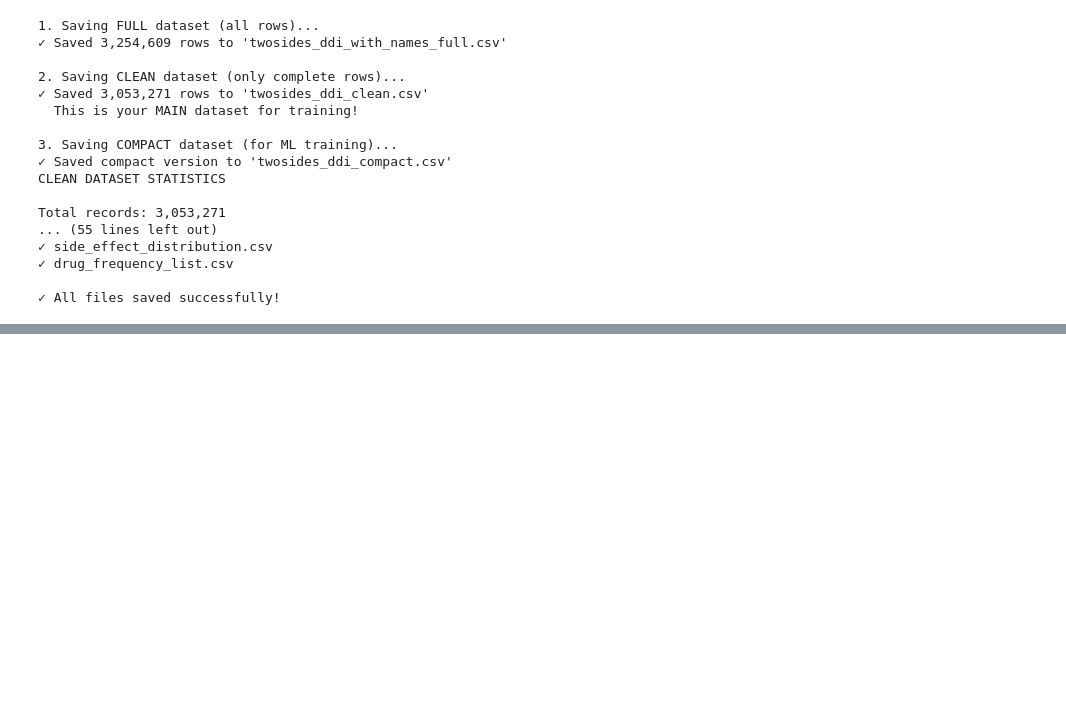
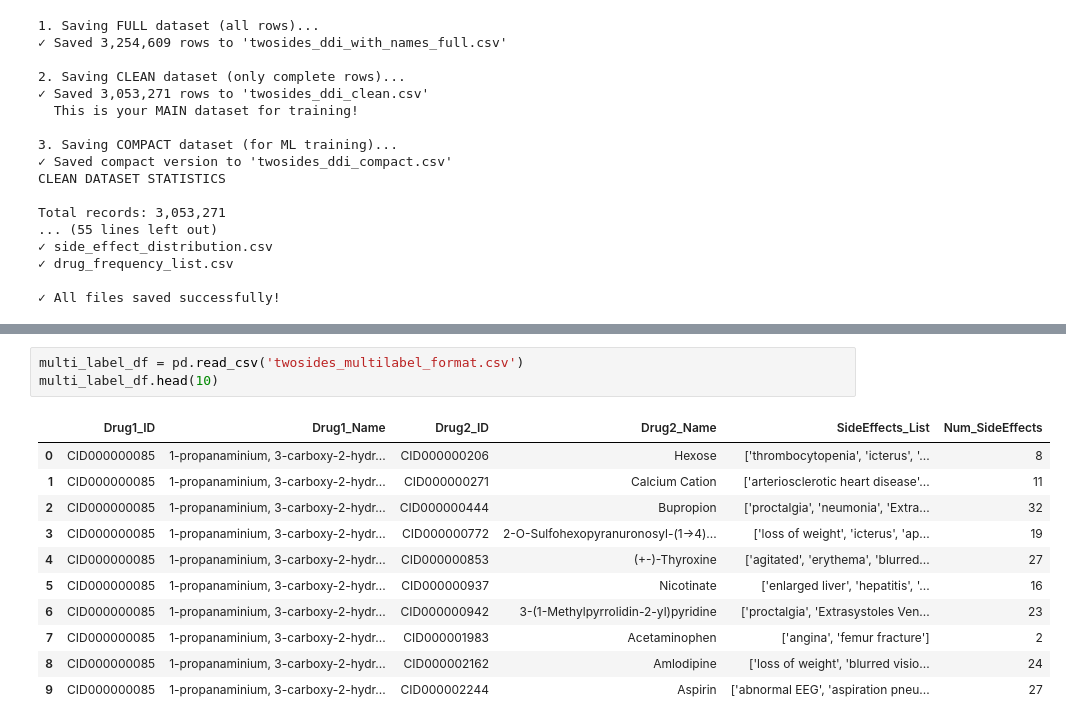
Before and after one commit to Joy-Dorcas/Drug-Drug-Interaction-Prediction, a Jupyter notebook: Drug_interaction.ipynb, the cells around one changed output, grey strips where cells are left out. Drawn from its saved outputs; the diff is of its cells as text; blank space fills up the shorter version.

```diff
--- a/Drug_interaction.ipynb
+++ b/Drug_interaction.ipynb
@@ -675,0 +1183,15 @@ Could not strip '/content/your_notebook.ipynb': file not found
+# %%
+multi_label_df = pd.read_csv('twosides_multilabel_format.csv')
+multi_label_df.head(10)
+# %% [output]
+|  | Drug1_ID | Drug1_Name | Drug2_ID | Drug2_Name | SideEffects_List | Num_SideEffects |
+| 0 | CID000000085 | 1-propanaminium, 3-carboxy-2-hydr... | CID000000206 | Hexose | ['thrombocytopenia', 'icterus', '... | 8 |
+| 1 | CID000000085 | 1-propanaminium, 3-carboxy-2-hydr... | CID000000271 | Calcium Cation | ['arteriosclerotic heart disease'... | 11 |
+| 2 | CID000000085 | 1-propanaminium, 3-carboxy-2-hydr... | CID000000444 | Bupropion | ['proctalgia', 'neumonia', 'Extra... | 32 |
+| 3 | CID000000085 | 1-propanaminium, 3-carboxy-2-hydr... | CID000000772 | 2-O-Sulfohexopyranuronosyl-(1->4)... | ['loss of weight', 'icterus', 'ap... | 19 |
+| 4 | CID000000085 | 1-propanaminium, 3-carboxy-2-hydr... | CID000000853 | (+-)-Thyroxine | ['agitated', 'erythema', 'blurred... | 27 |
+| 5 | CID000000085 | 1-propanaminium, 3-carboxy-2-hydr... | CID000000937 | Nicotinate | ['enlarged liver', 'hepatitis', '... | 16 |
+| 6 | CID000000085 | 1-propanaminium, 3-carboxy-2-hydr... | CID000000942 | 3-(1-Methylpyrrolidin-2-yl)pyridine | ['proctalgia', 'Extrasystoles Ven... | 23 |
+| 7 | CID000000085 | 1-propanaminium, 3-carboxy-2-hydr... | CID000001983 | Acetaminophen | ['angina', 'femur fracture'] | 2 |
+| 8 | CID000000085 | 1-propanaminium, 3-carboxy-2-hydr... | CID000002162 | Amlodipine | ['loss of weight', 'blurred visio... | 24 |
+| 9 | CID000000085 | 1-propanaminium, 3-carboxy-2-hydr... | CID000002244 | Aspirin | ['abnormal EEG', 'aspiration pneu... | 27 |
```
Also changed, not shown: parts of 35 cells of this notebook.
